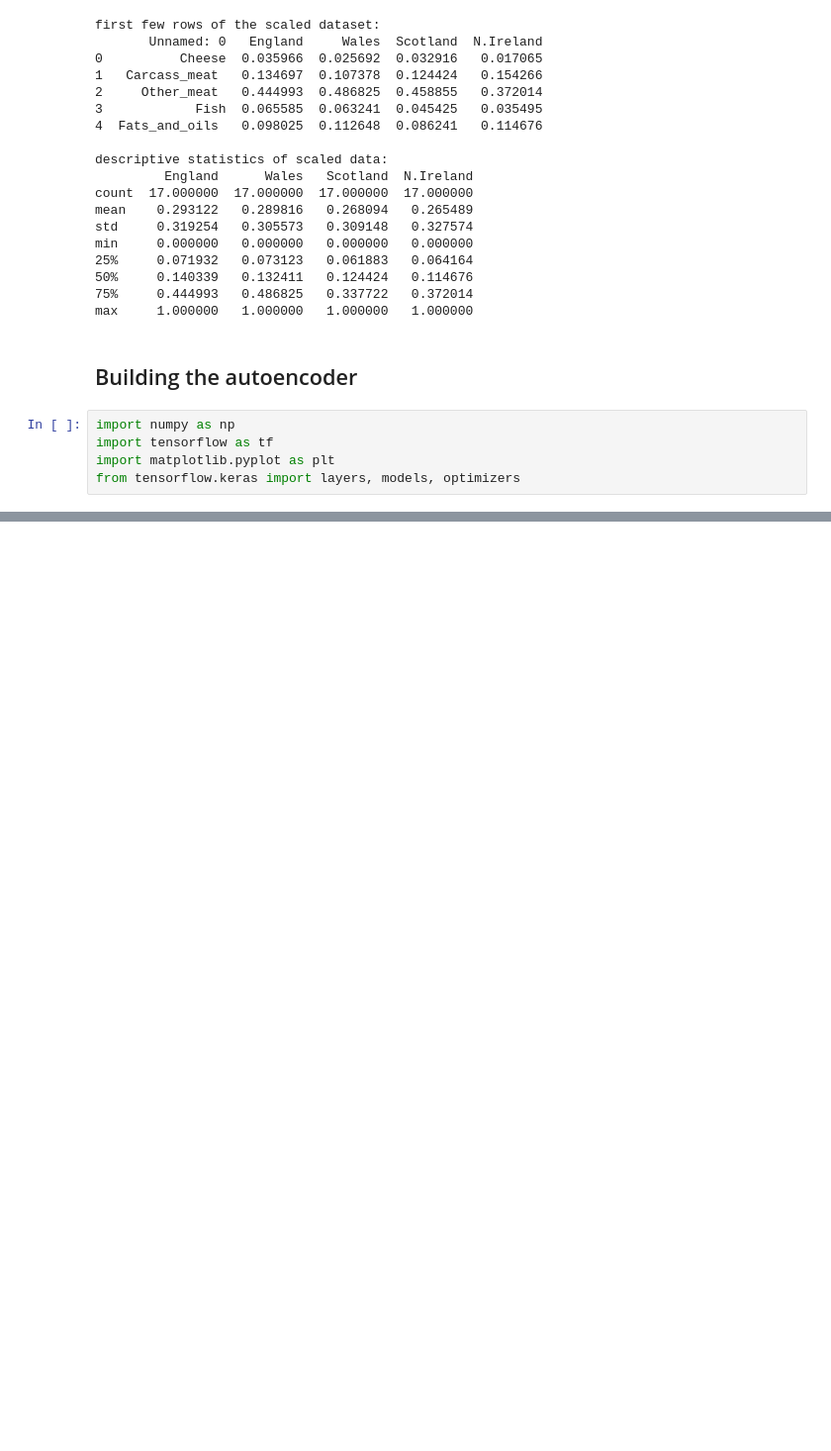
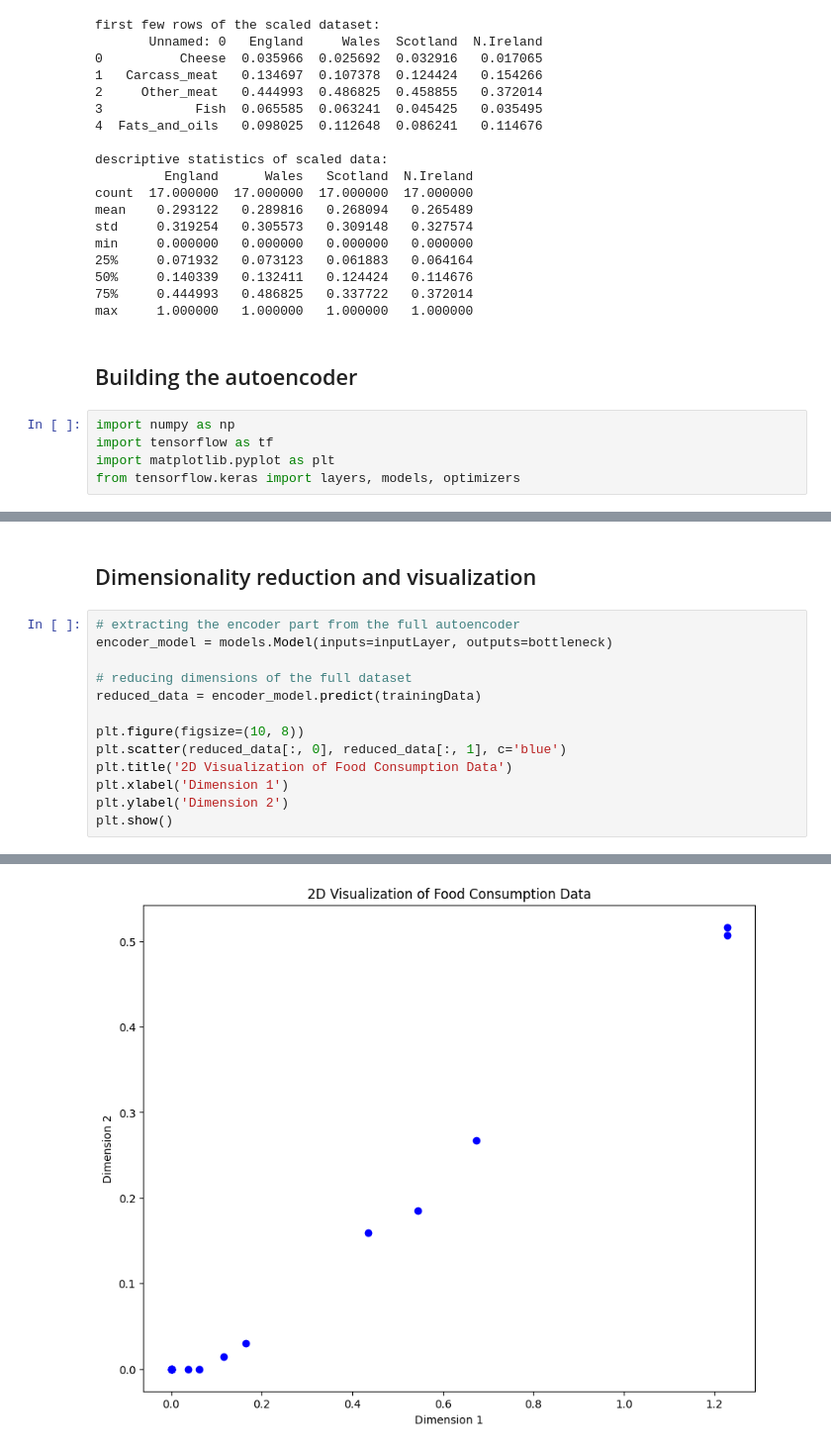
Before and after one commit to bl33h/autoencoder, a Jupyter notebook: src/autoencoder.ipynb, the cells around one changed output, grey strips where cells are left out. Shown: that part at 99% size. Saved outputs shown, nothing was run; the diff lists cells and outputs as text; blank space fills up the shorter version.

```diff
--- a/src/autoencoder.ipynb
+++ b/src/autoencoder.ipynb
@@ -167,0 +168,16 @@ Epoch 50/50
+# %% [markdown]
+## Dimensionality reduction and visualization
+# %%
+# extracting the encoder part from the full autoencoder
+encoder_model = models.Model(inputs=inputLayer, outputs=bottleneck)
+
+# reducing dimensions of the full dataset
+reduced_data = encoder_model.predict(trainingData)
+
+plt.figure(figsize=(10, 8))
+plt.scatter(reduced_data[:, 0], reduced_data[:, 1], c='blue')
+plt.title('2D Visualization of Food Consumption Data')
+plt.xlabel('Dimension 1')
+plt.ylabel('Dimension 2')
+plt.show()
+# %% [output]
@@ -167,0 +185 @@ Epoch 50/50
+[figure, added]
```
Also changed, not shown: parts of 3 cells of this notebook.
